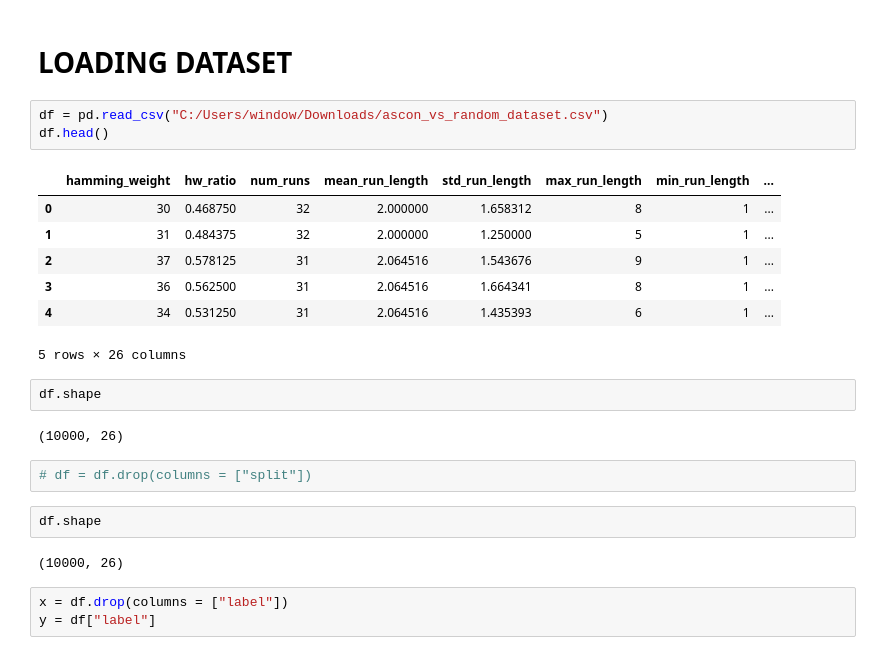
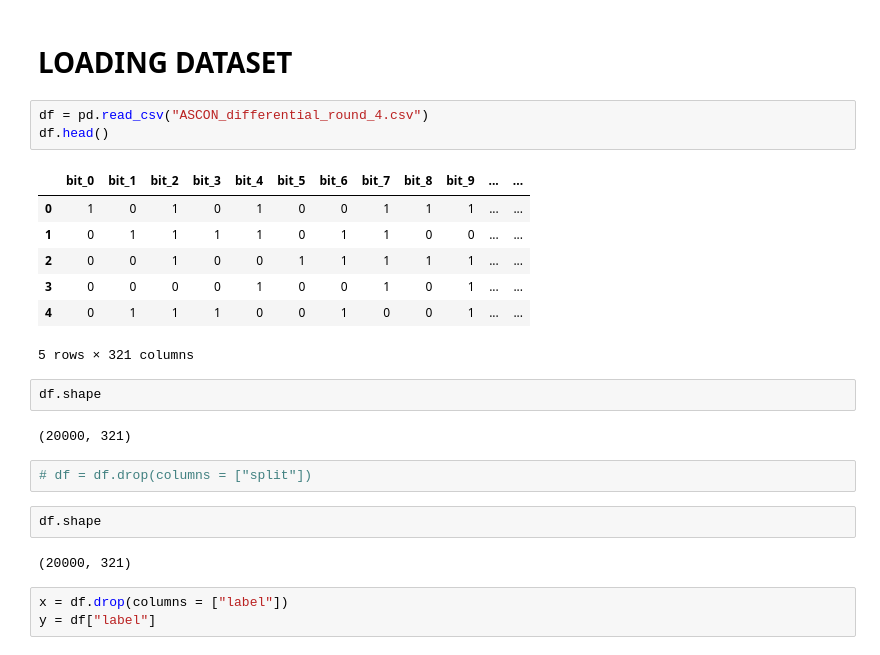
Before and after one commit to varuchi09/ASCON-DISTINGUISHER, a Jupyter notebook: diiferential distinguisher/part2/ml_model.ipynb, the cells around one changed output. Drawn from its saved outputs; the diff is of its cells as text.

Commit message:
differential distinguisher created

```diff
--- a/diiferential distinguisher/part2/ml_model.ipynb
+++ b/diiferential distinguisher/part2/ml_model.ipynb
@@ -10,26 +10,26 @@ from sklearn.metrics import accuracy_score, f1_score, roc_auc_score
 # %% [markdown]
 # LOADING DATASET
 # %%
-df = pd.read_csv("C:/Users/window/Downloads/ascon_vs_random_dataset.csv")
+df = pd.read_csv("ASCON_differential_round_4.csv")
 df.head()
 # %% [output]
-|  | hamming_weight | hw_ratio | num_runs | mean_run_length | std_run_length | max_run_length | min_run_length | ... |
-| 0 | 30 | 0.468750 | 32 | 2.000000 | 1.658312 | 8 | 1 | ... |
-| 1 | 31 | 0.484375 | 32 | 2.000000 | 1.250000 | 5 | 1 | ... |
-| 2 | 37 | 0.578125 | 31 | 2.064516 | 1.543676 | 9 | 1 | ... |
-| 3 | 36 | 0.562500 | 31 | 2.064516 | 1.664341 | 8 | 1 | ... |
-| 4 | 34 | 0.531250 | 31 | 2.064516 | 1.435393 | 6 | 1 | ... |
+|  | bit_0 | bit_1 | bit_2 | bit_3 | bit_4 | bit_5 | bit_6 | bit_7 | bit_8 | bit_9 | ... | ... |
+| 0 | 1 | 0 | 1 | 0 | 1 | 0 | 0 | 1 | 1 | 1 | ... | ... |
+| 1 | 0 | 1 | 1 | 1 | 1 | 0 | 1 | 1 | 0 | 0 | ... | ... |
+| 2 | 0 | 0 | 1 | 0 | 0 | 1 | 1 | 1 | 1 | 1 | ... | ... |
+| 3 | 0 | 0 | 0 | 0 | 1 | 0 | 0 | 1 | 0 | 1 | ... | ... |
+| 4 | 0 | 1 | 1 | 1 | 0 | 0 | 1 | 0 | 0 | 1 | ... | ... |
-5 rows × 26 columns
+5 rows × 321 columns
 # %%
 df.shape
 # %% [output]
-(10000, 26)
+(20000, 321)
 # %%
 # df = df.drop(columns = ["split"])
 # %%
 df.shape
 # %% [output]
-(10000, 26)
+(20000, 321)
 # %%
 x = df.drop(columns = ["label"])
 y = df["label"]
```
Also changed, not shown: parts of 2 cells of this notebook, 42 other files.
